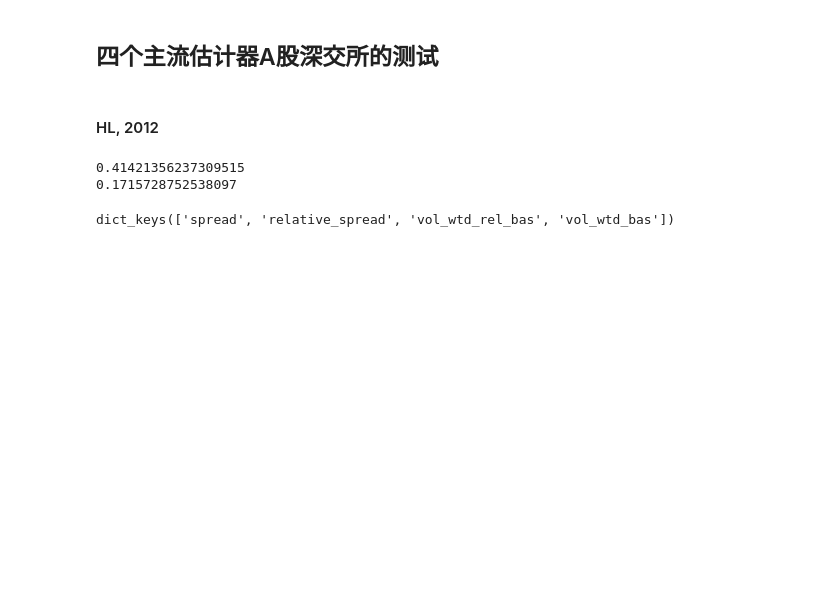
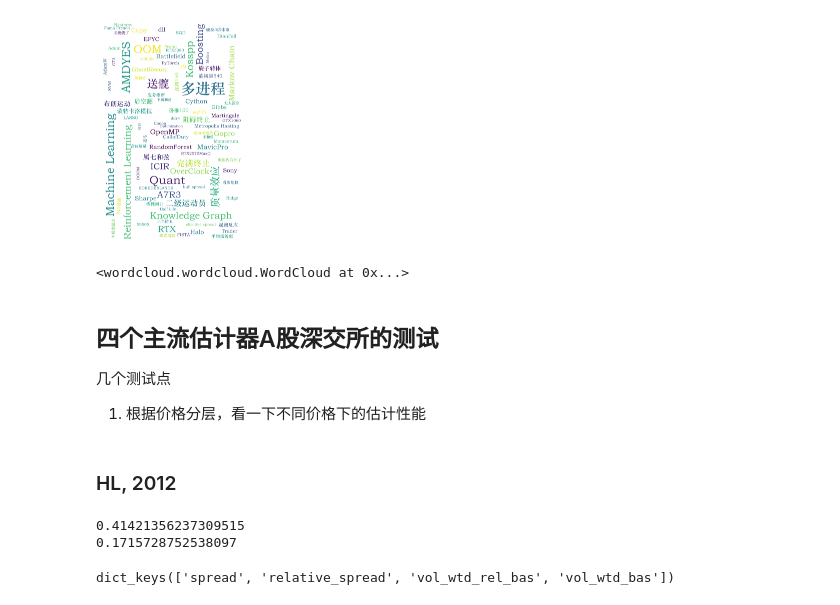
Before and after one commit to GYMS-PKU/Low-Frequency-Spread-Estimator, a Jupyter notebook: notebook/test_20220130.ipynb, the cells around one changed output. Saved outputs shown, nothing was run; the diff lists cells and outputs as text; code cells hidden in the pictures; blank space fills up the shorter version.

```diff
--- a/notebook/test_20220130.ipynb
+++ b/notebook/test_20220130.ipynb
@@ -1,5 +6,56 @@
+# %%
+import random
+random.seed(0)
+# backgroud = np.array(Image.open('test1.jpg'))
+wl = ['RTX']*1550 + ['Cython']*790+['EPYC']*650+['Cupy']*790+['OOM']*2705 + ['dll']*708 + ['AMDYES']*2860 + ['OverClock']*1250
+wl += ['Quant']*2800+ ['Sharpe']*761 + ['ICIR']*1568 + ['Trader']*455 + ['Momentum']*358 + ['布朗运动']*915
+wl += ['A7R3']*1656 + ['适马']*285 + ['Canon']*286 + ['Kosspp']*2275 + ['sq505']*376 +['Sony']*678 + ['Gopro']*999
+wl += ['MavicPro']*958
+wl += ['后空翻'] * 789 + ['二级运动员']*1345 +['旋子转体']*626 + ['540后旋']*334 + ['硬拉3倍体重']*326 + ['送髋']*2560
+wl += ['卧推100']*500 + ['深蹲150']*450 + ['旋风脚540']*460 + ['起跑反应']*460
+wl += ['Halo'] * 750 + ['质量效应']*2280 + ['GhostRecon']*670 + ['CallofDuty']*480 + ['Battlefield']*709 + ['TitanFall']*369
+wl += ['Half-Life','BOREDERLANDS','DOOM','GTA','Metro','正当防卫','无人深空'] * 300
+wl += ['Machine Learning']*2900 + ['Gibbs']*568 + ['Boosting']*1860 + ['RandomForest']*706 +['Optimization']*256
+wl += ['蒙特卡洛模拟']*689 + ['Metropolis-Hasting']*456 + ['OpenMP']*986 + ['Knowledge Graph']*1850 + ['Markov Chain']*1350
+wl += ['Martingale']*569 + ['Reinforcement Learning']*2000
+wl += ['多进程']*5000
+wl += ['属七和弦']*896 + ['阻碍终止']*996 + ['完满终止']*1456
+wl += ['主和弦','属和弦','下属和弦','对位']*250
+
+wl += ['RTX3080','RTX2070MaxQ','GTX1060','10900K','5950X','主板烧了','ddr4','虚拟内存炸了','半精度溢出']*300
+wl += ['PyTorch','Adam','AdamW','SGD','FISTA','Nesterov','LASSO','Ridge','线性回归','SVM','Probit','EM','变分推断','平均场近似']*350
+wl += ['波动率微笑', '看涨期权', '蝶式期权', 'bull spread', 'Fama French', 'effective spread', '高位放量'] * 300
+
+random.shuffle(wl)
+space_list = ' '.join(wl)
+backgroud = np.array(Image.open('C:/Users/Administrator/Desktop/crysis.jpg'))
+wc = WordCloud(width=1400, height=2200,
+background_color='white',
+mode='RGB',
+# mask=backgroud, #添加蒙版，生成指定形状的词云，并且词云图的颜色可从蒙版里提取
+max_words=1000,
+font_path='C:\Windows\Fonts\STZHONGS.ttf',
+max_font_size=150,
+relative_scaling=0.5, #设置字体大小与词频的关联程度
+random_state=50,
+scale=2, prefer_horizontal=0.8,
+).generate(space_list)
+
+
+# image_color = ImageColorGenerator(backgroud)#设置生成词云的颜色，如去掉这两行则字体为默认颜色
+# wc.recolor(color_func=image_color)
+
+plt.imshow(wc) #显示词云
+plt.axis('off') #关闭x,y轴
+plt.show()#显示
+wc.to_file('C:/Users/Administrator/Desktop/test1_ciyun.jpg')
+# %% [output]
+[figure, added]
+<wordcloud.wordcloud.WordCloud at 0x...>
 # %% [markdown]
 ## 四个主流估计器A股深交所的测试
+几个测试点
+1. 根据价格分层，看一下不同价格下的估计性能
 # %%
 import numpy as np
 import pandas as pd
@@ -36,7 +92,7 @@ def get_xy(x,y,univ):
         yy.append(y[i,se])
     return np.vstack(xx), np.hstack(yy)
 # %% [markdown]
-#### HL, 2012
+### HL, 2012
 # %%
 print(np.sqrt(2)-1)
 print(3-np.sqrt(2)*2)
```
Also changed, not shown: parts of 26 cells of this notebook, 13 other files.
